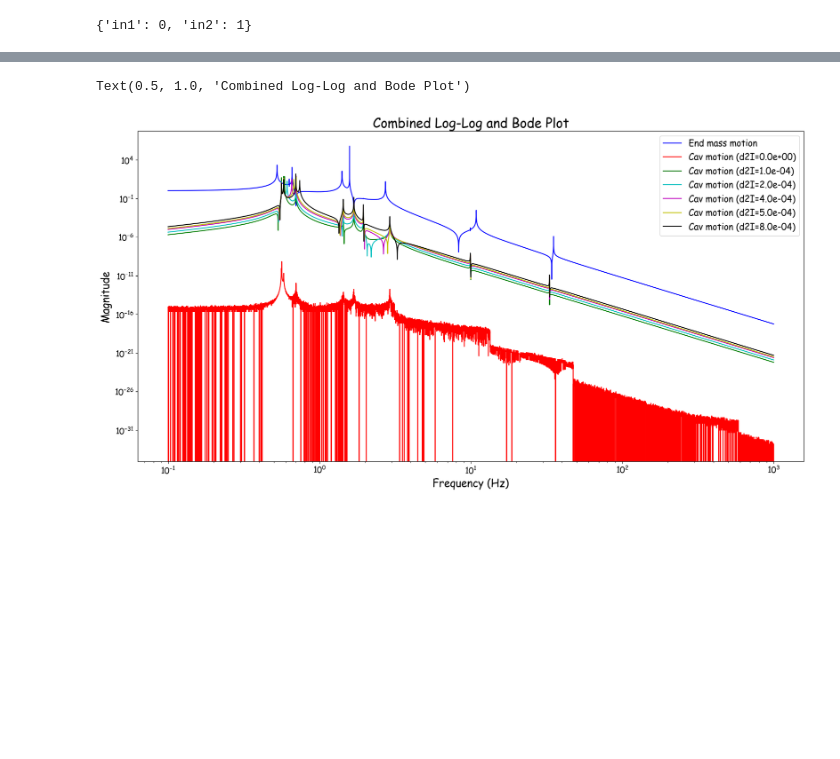
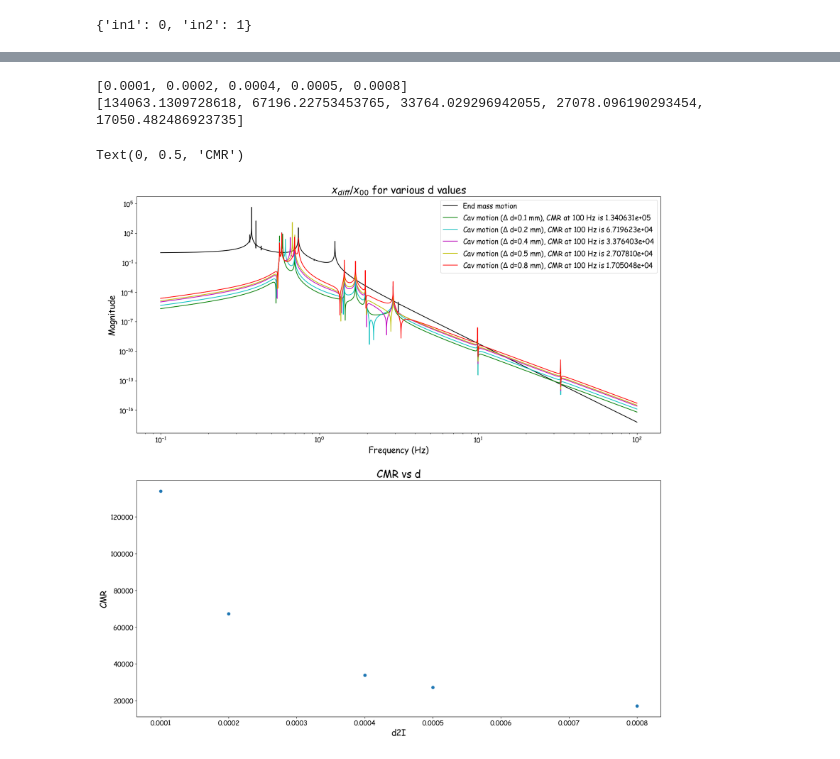
Before and after one commit to Cosmos1998/CommonPlatformTriple_4B4W_2x4B4W4W, a Jupyter notebook: CommonPlatformTriple_4B4W_2x4B4W4WNumPyWrapperTest.ipynb, the cells around one changed output, grey strips where cells are left out. Drawn from its saved outputs; the diff is of its cells as text; code cells hidden in the pictures; blank space fills up the shorter version.

Commit message:
CMR estimate graphs

```diff
--- a/CommonPlatformTriple_4B4W_2x4B4W4WNumPyWrapperTest.ipynb
+++ b/CommonPlatformTriple_4B4W_2x4B4W4WNumPyWrapperTest.ipynb
@@ -592,7 +569,7 @@ omega = np.logspace(np.log10(2 * pi * 0.1), np.log10(2 * pi * 1000), num=9000)
 
 
 mag_diff, _, omega = ct.frequency_response(tf_plat_optI-tf_plat_optE,omega, Hz = False)
-mag_optE, _, omega = ct.frequency_response(tf_plat_optE,omega, Hz = False)
+mag_optE, phase_optE, omega = ct.frequency_response(tf_plat_optE,omega, Hz = False)
 freq = np.array(omega)/(2*np.pi)
 
 LongcryoInterp = np.interp(freq, fCryo, horCryo)
@@ -647,44 +621,77 @@ ct.bode_plot(T, Hz=True, omega_limits=[0.1, 1000])
 # %%
 
 from math import pi
-fig, ax = plt.subplots(figsize= (20,10))
-omega = np.logspace(np.log10(2 * pi * 0.1), np.log10(2 * pi * 1000), num=9000)
+fig, ax = plt.subplots(2,1,figsize= (20,20))
+omega = np.logspace(np.log10(2 * pi * 0.1), np.log10(2 * pi * 100), num=9000)
+tf_plat_optI = tpmodel.trimio(pend2,["x00"],["x3I"])
+mag_optI, phase_optI, omega = ct.frequency_response(tf_plat_optI,omega, Hz = False)
+
 freq = np.array(omega)/(2*np.pi)
-ax.loglog(freq, mag_optE, "-b", label="End mass motion")
-colors = ["r", "g", "c", "m", "y", "k"]
-for idx, i in enumerate([0, 100e-6, 200e-6, 400e-6, 500e-6, 800e-6]):
+ax[0].loglog(freq, mag_optE, "-k", label="End mass motion")
+
+
+colors = ["g", "c", "m", "y", "r"]
+
+d_values = [100e-6, 200e-6, 400e-6, 500e-6, 800e-6]
+cmr_d = []
+for idx, i in enumerate(d_values):
     Case3 = Case1.copy(deep = True)
     Case3.loc[Case3['Parameters'] == 'd2I', 'Values'] = i
 
     pend3, modes3 = changes(Case3)
     pend_x00_diff = tpmodel.trimio(pend3, ["x00"], ['x3I', 'x3E'])
     pend_x00_diff.name = 'pend_x00_diff'
     pend_x00_diff.input_index
     pend_x00_diff.output_index
     T = ct.interconnect(
         [pend_x00_diff, sumblk],
         connections=[
             [('sumblk', 'in1'), ('pend_x00_diff', 'x3I', +1)],
             [('sumblk', 'in2'), ('pend_x00_diff', 'x3E', -1)]
         ],
         inplist='x00',
         outlist='out',
     )
     # Get frequency response data for the Bode plot
     mag_diff, phase_diff, omega = ct.frequency_response(T,omega, Hz = False)
 
     # Convert omega to frequency in Hz
     # Plot custom data (log-log plot)
 
 
     # Plot Bode magnitude on the same axis
-    ax.loglog(freq, mag_diff, color=colors[idx % len(colors)], label=f"Cav motion (d2I={i:.1e})")
+
+
+
+    # Define your target frequency in radians per second
+    target_frequency = 100  # replace with your desired frequency in rad/s
+
+    # Find the closest frequency in omega array
+    closest_idx = (np.abs(omega - target_frequency)).argmin()
+
+    # Get magnitude at the target frequency for each system
+    mag_diff_at_freq = mag_diff[closest_idx]
+    mag_opt_at_freq = mag_optI[closest_idx]
+
+    # Calculate the magnitude ratio
+    cmr = mag_opt_at_freq*np.sqrt(2) / mag_diff_at_freq
+    cmr_d.append(cmr)
+    # print("Magnitude Ratio at", target_frequency, "rad/s:", magnitude_ratio_at_freq)
+    ax[0].loglog(freq, mag_diff, color=colors[idx % len(colors)], label=f"Cav motion ($\Delta$ d={i*1000} mm), CMR at 100 Hz is {"{:e}".format(cmr)}")
 
 # Add labels, legend, and title
-ax.set_xlabel("Frequency (Hz)")
-ax.set_ylabel("Magnitude")
-ax.legend()
-ax.set_title("Combined Log-Log and Bode Plot")
+ax[0].set_xlabel("Frequency (Hz)")
+ax[0].set_ylabel("Magnitude")
+ax[0].legend()
+ax[0].set_title("$x_{diff}/x_{00}$ for various d values")
+print (d_values)
+print(cmr_d)
+ax[1].scatter(d_values, cmr_d)
+ax[1].set_title("CMR vs d")
+ax[1].set_xlabel("d2I")
+ax[1].set_ylabel("CMR")
 # %% [output]
-Text(0.5, 1.0, 'Combined Log-Log and Bode Plot')
+[0.0001, 0.0002, 0.0004, 0.0005, 0.0008]
+[134063.1309728618, 67196.22753453765, 33764.029296942055, 27078.096190293454, 17050.482486923735]
+Text(0, 0.5, 'CMR')
-[figure, old version]
+[figure, new version]
```
Also changed, not shown: parts of 8 cells of this notebook.
